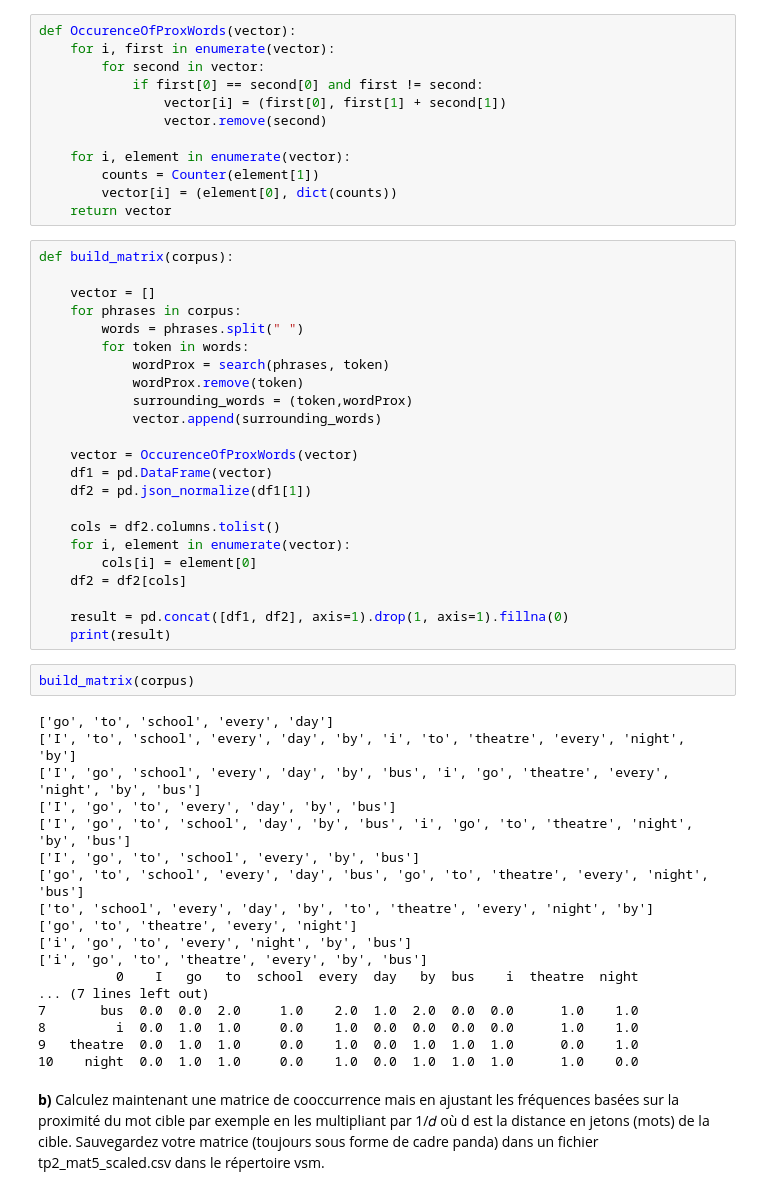
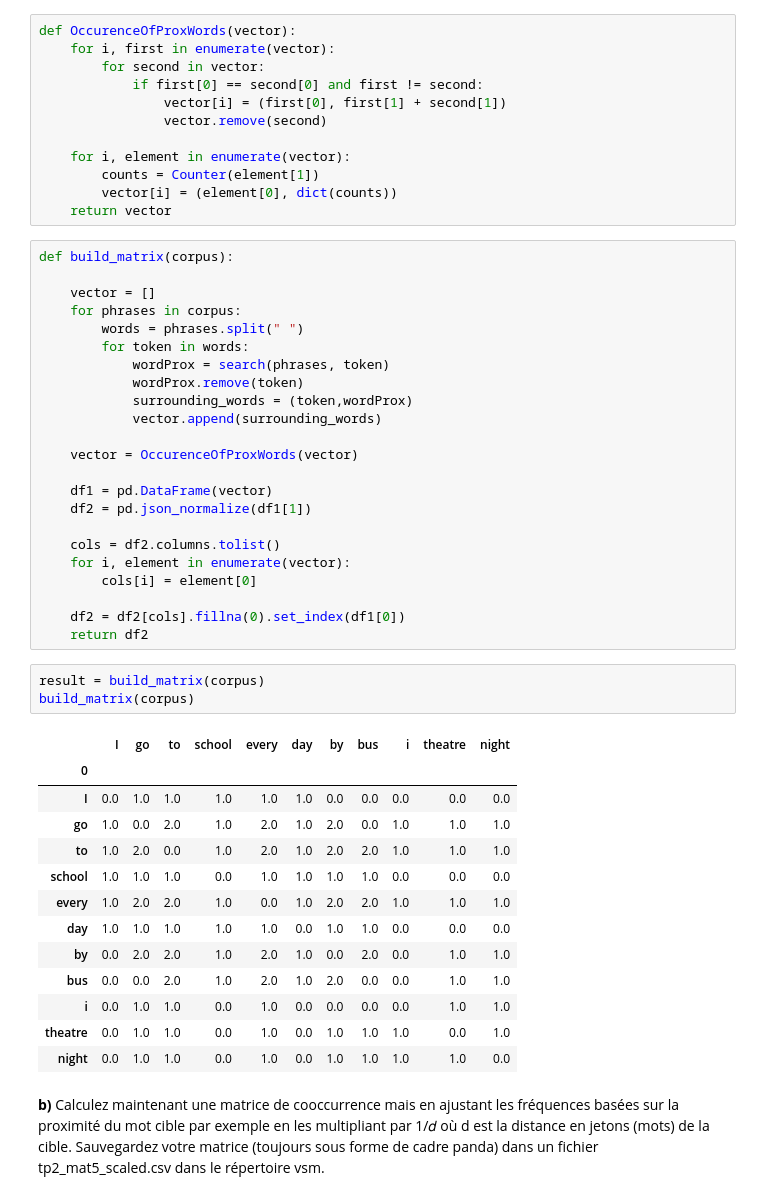
Before and after one commit to luukim/INF8460, a Jupyter notebook: TP2/inf8460_tp2_A20.ipynb, the cells around one changed output. Cells and saved outputs as stored; diff of their text form.

```diff
--- a/TP2/inf8460_tp2_A20.ipynb
+++ b/TP2/inf8460_tp2_A20.ipynb
@@ -264,36 +264,33 @@ def build_matrix(corpus):
             vector.append(surrounding_words)
 
     vector = OccurenceOfProxWords(vector)
+
     df1 = pd.DataFrame(vector)
     df2 = pd.json_normalize(df1[1])
 
     cols = df2.columns.tolist()
     for i, element in enumerate(vector):
         cols[i] = element[0]
-    df2 = df2[cols]
 
-    result = pd.concat([df1, df2], axis=1).drop(1, axis=1).fillna(0)
-    print(result)
+    df2 = df2[cols].fillna(0).set_index(df1[0])
+    return df2
-# %%
-build_matrix(corpus)
-# %% [output]
-['go', 'to', 'school', 'every', 'day']
-['I', 'to', 'school', 'every', 'day', 'by', 'i', 'to', 'theatre', 'every', 'night', 'by']
-['I', 'go', 'school', 'every', 'day', 'by', 'bus', 'i', 'go', 'theatre', 'every', 'night', 'by', 'bus']
-['I', 'go', 'to', 'every', 'day', 'by', 'bus']
-['I', 'go', 'to', 'school', 'day', 'by', 'bus', 'i', 'go', 'to', 'theatre', 'night', 'by', 'bus']
-['I', 'go', 'to', 'school', 'every', 'by', 'bus']
-['go', 'to', 'school', 'every', 'day', 'bus', 'go', 'to', 'theatre', 'every', 'night', 'bus']
-['to', 'school', 'every', 'day', 'by', 'to', 'theatre', 'every', 'night', 'by']
-['go', 'to', 'theatre', 'every', 'night']
-['i', 'go', 'to', 'every', 'night', 'by', 'bus']
-['i', 'go', 'to', 'theatre', 'every', 'by', 'bus']
-          0    I   go   to  school  every  day   by  bus    i  theatre  night
-... (7 lines left out)
-7       bus  0.0  0.0  2.0     1.0    2.0  1.0  2.0  0.0  0.0      1.0    1.0
-8         i  0.0  1.0  1.0     0.0    1.0  0.0  0.0  0.0  0.0      1.0    1.0
-9   theatre  0.0  1.0  1.0     0.0    1.0  0.0  1.0  1.0  1.0      0.0    1.0
-10    night  0.0  1.0  1.0     0.0    1.0  0.0  1.0  1.0  1.0      1.0    0.0
+# %%
+result = build_matrix(corpus)
+build_matrix(corpus)
+# %% [output]
+|  | I | go | to | school | every | day | by | bus | i | theatre | night |
+| 0 |  |  |  |  |  |  |  |  |  |  |  |
+| I | 0.0 | 1.0 | 1.0 | 1.0 | 1.0 | 1.0 | 0.0 | 0.0 | 0.0 | 0.0 | 0.0 |
+| go | 1.0 | 0.0 | 2.0 | 1.0 | 2.0 | 1.0 | 2.0 | 0.0 | 1.0 | 1.0 | 1.0 |
+| to | 1.0 | 2.0 | 0.0 | 1.0 | 2.0 | 1.0 | 2.0 | 2.0 | 1.0 | 1.0 | 1.0 |
+| school | 1.0 | 1.0 | 1.0 | 0.0 | 1.0 | 1.0 | 1.0 | 1.0 | 0.0 | 0.0 | 0.0 |
+| every | 1.0 | 2.0 | 2.0 | 1.0 | 0.0 | 1.0 | 2.0 | 2.0 | 1.0 | 1.0 | 1.0 |
+| day | 1.0 | 1.0 | 1.0 | 1.0 | 1.0 | 0.0 | 1.0 | 1.0 | 0.0 | 0.0 | 0.0 |
+| by | 0.0 | 2.0 | 2.0 | 1.0 | 2.0 | 1.0 | 0.0 | 2.0 | 0.0 | 1.0 | 1.0 |
+| bus | 0.0 | 0.0 | 2.0 | 1.0 | 2.0 | 1.0 | 2.0 | 0.0 | 0.0 | 1.0 | 1.0 |
+| i | 0.0 | 1.0 | 1.0 | 0.0 | 1.0 | 0.0 | 0.0 | 0.0 | 0.0 | 1.0 | 1.0 |
+| theatre | 0.0 | 1.0 | 1.0 | 0.0 | 1.0 | 0.0 | 1.0 | 1.0 | 1.0 | 0.0 | 1.0 |
+| night | 0.0 | 1.0 | 1.0 | 0.0 | 1.0 | 0.0 | 1.0 | 1.0 | 1.0 | 1.0 | 0.0 |
 # %% [markdown]
 **b)** Calculez maintenant une matrice de cooccurrence mais en ajustant les fréquences basées sur la proximité du mot cible par exemple en les multipliant par 1/𝑑 où d est la distance en jetons (mots) de la cible. Sauvegardez votre matrice (toujours sous forme de cadre panda) dans un fichier tp2_mat5_scaled.csv dans le répertoire vsm.
 # %%
```
Also changed, not shown: parts of 6 cells of this notebook.
